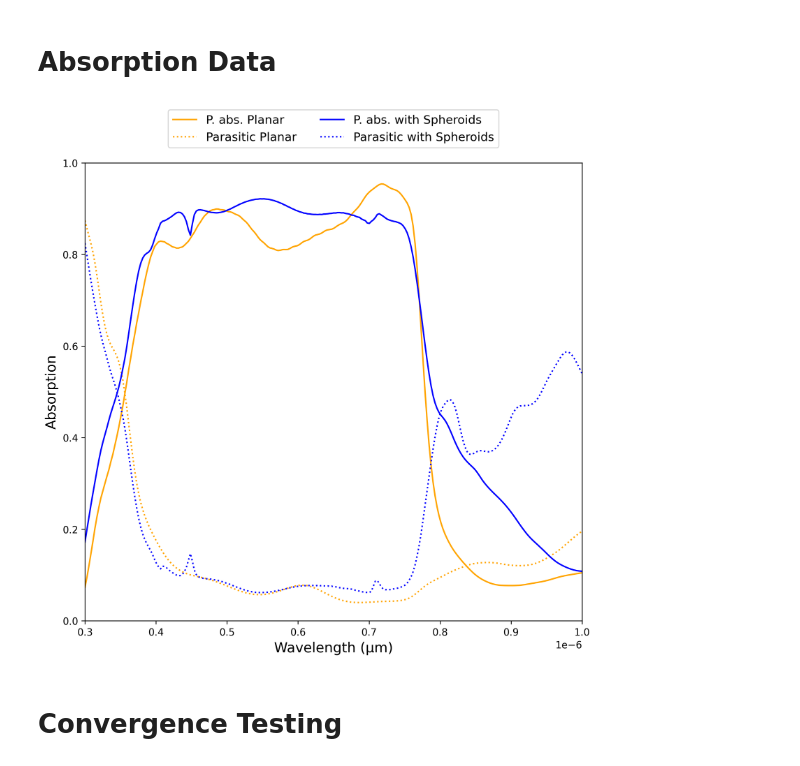
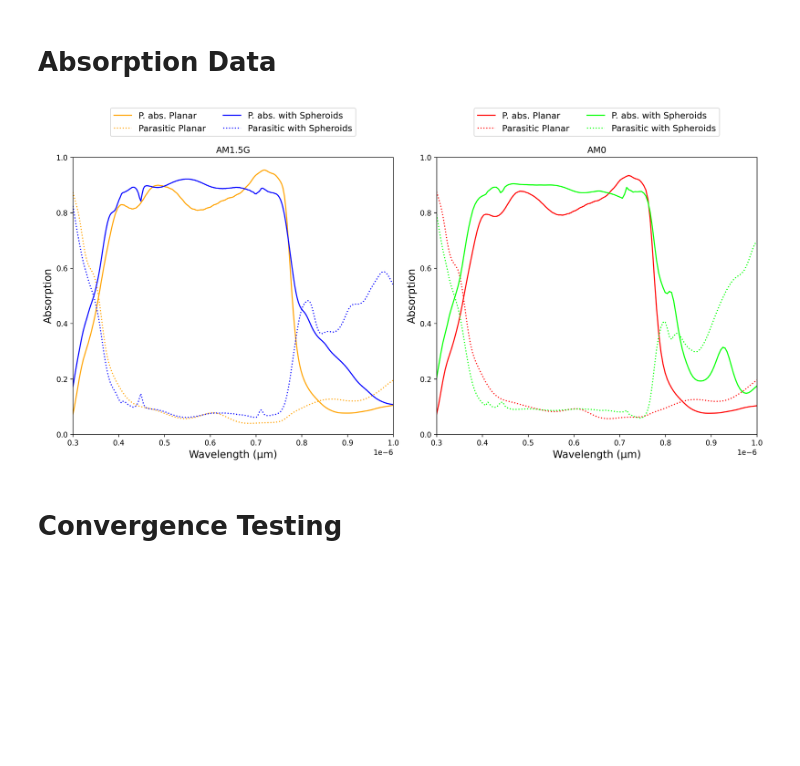
Before and after one commit to e4m8ch/sp-lt-pv, a Jupyter notebook: scripts/data_analysis.ipynb, the cells around one changed output. Saved outputs shown, nothing was run; the diff lists cells and outputs as text; code cells hidden in the pictures; blank space fills up the shorter version.

```diff
--- a/scripts/data_analysis.ipynb
+++ b/scripts/data_analysis.ipynb
@@ -20,46 +20,65 @@ path = "../docs/RAW_DATA.xlsx"
 # Create dataframe with the first sheet of the .xlsx file, corresponding to the absorption data
 df_abs = pd.read_excel(path, sheet_name="Absorption")
 
 # Copy the part of the dataframe that refers to AM1.5 to a different dataframe, and remove AM15 from the column names
 df_abs_am15 = df_abs.filter(like="AM15").copy()
 df_abs_am15.columns = df_abs_am15.columns.str.replace("AM15", "", regex=False)
 df_abs_am15.columns = df_abs_am15.columns.str.replace("_X", "Wavelength", regex=False)
 df_abs_am15.columns = df_abs_am15.columns.str.replace("_Y", "", regex=False)
 
 # Copy the part of the dataframe that refers to AM0 to a different dataframe, and remove AM0 from the column names
 df_abs_am0 = df_abs.filter(like="AM0").copy()
+# Drop missing values, since AM0 has less wavelength points
+df_abs_am0.dropna(axis=0, inplace=True)
 df_abs_am0.columns = df_abs_am0.columns.str.replace("AM0", "", regex=False)
 df_abs_am0.columns = df_abs_am0.columns.str.replace("_X", "Wavelength", regex=False)
 df_abs_am0.columns = df_abs_am0.columns.str.replace("_Y", "", regex=False)
 
 # Generate parasitic absorption difference data
 df_abs_am15['DiffSp'] = df_abs_am15['SpP'] - df_abs_am15['Sp']
 df_abs_am15['DiffFlat'] = df_abs_am15['FlatP'] - df_abs_am15['Flat']
 df_abs_am0['DiffSp'] = df_abs_am0['SpP'] - df_abs_am0['Sp']
 df_abs_am0['DiffFlat'] = df_abs_am0['FlatP'] - df_abs_am0['Flat']
 
 # Plotting the data
+# ------------------------------------------------------------------
+# Create figure with two plots
+fig, (ax15, ax0) = plt.subplots(1, 2, figsize=(14, 7), dpi=300)
 
-fig, ax = plt.subplots(figsize=(8, 8), dpi=300)
+# AM1.5
+ax15.plot(df_abs_am15['Wavelength'], df_abs_am15['Flat'], label="P. abs. Planar", linestyle='-', color='orange')
+ax15.plot(df_abs_am15['Wavelength'], df_abs_am15['DiffFlat'], label="Parasitic Planar", linestyle=':', color='orange')
+ax15.plot(df_abs_am15['Wavelength'], df_abs_am15['Sp'], label="P. abs. with Spheroids", linestyle='-', color='blue')
+ax15.plot(df_abs_am15['Wavelength'], df_abs_am15['DiffSp'], label="Parasitic with Spheroids", linestyle=':', color='blue')
 
-ax.plot(df_abs_am15['Wavelength'], df_abs_am15['Flat'], label="P. abs. Planar", linestyle='-', color='orange')
-ax.plot(df_abs_am15['Wavelength'], df_abs_am15['DiffFlat'], label="Parasitic Planar", linestyle=':', color='orange')
-ax.plot(df_abs_am15['Wavelength'], df_abs_am15['Sp'], label="P. abs. with Spheroids", linestyle='-', color='blue')
-ax.plot(df_abs_am15['Wavelength'], df_abs_am15['DiffSp'], label="Parasitic with Spheroids", linestyle=':', color='blue')
+ax15.set_xlabel("Wavelength (µm)", fontsize=14)
+ax15.set_ylabel("Absorption", fontsize=14)
+ax15.set_xlim(df_abs_am15['Wavelength'].iloc[0], df_abs_am15['Wavelength'].iloc[-1])
+ax15.set_ylim(0, 1)
 
-ax.set_xlabel("Wavelength (µm)", fontsize=14)
-ax.set_ylabel("Absorption", fontsize=14)
-ax.set_xlim(df_abs_am15['Wavelength'].iloc[0], df_abs_am15['Wavelength'].iloc[-1])
-ax.set_ylim(0, 1)
+ax15.legend(loc='lower center', bbox_to_anchor=(0.5, 1.06), ncol=2, fontsize=12)
+ax15.grid(False)
+ax15.set_title("AM1.5G")
 
-ax.legend(loc='lower center', bbox_to_anchor=(0.5, 1.02), ncol=2, fontsize=12)
-ax.grid(False)
-ax.set_title("")
+# AM0
+ax0.plot(df_abs_am0['Wavelength'], df_abs_am0['Flat'], label="P. abs. Planar", linestyle='-', color='red')
+ax0.plot(df_abs_am0['Wavelength'], df_abs_am0['DiffFlat'], label="Parasitic Planar", linestyle=':', color='red')
+ax0.plot(df_abs_am0['Wavelength'], df_abs_am0['Sp'], label="P. abs. with Spheroids", linestyle='-', color='lime')
+ax0.plot(df_abs_am0['Wavelength'], df_abs_am0['DiffSp'], label="Parasitic with Spheroids", linestyle=':', color='lime')
+
+ax0.set_xlabel("Wavelength (µm)", fontsize=14)
+ax0.set_ylabel("Absorption", fontsize=14)
+ax0.set_xlim(df_abs_am0['Wavelength'].iloc[0], df_abs_am0['Wavelength'].iloc[-1])
+ax0.set_ylim(0, 1)
+
+ax0.legend(loc='lower center', bbox_to_anchor=(0.5, 1.06), ncol=2, fontsize=12)
+ax0.grid(False)
+ax0.set_title("AM0")
 
 plt.tight_layout()
 plt.show()
 # %% [output]
-[figure, old version]
+[figure, new version]
 # %% [markdown]
 # Convergence Testing
 # %%
```
Also changed, not shown: parts of 1 cell of this notebook.
